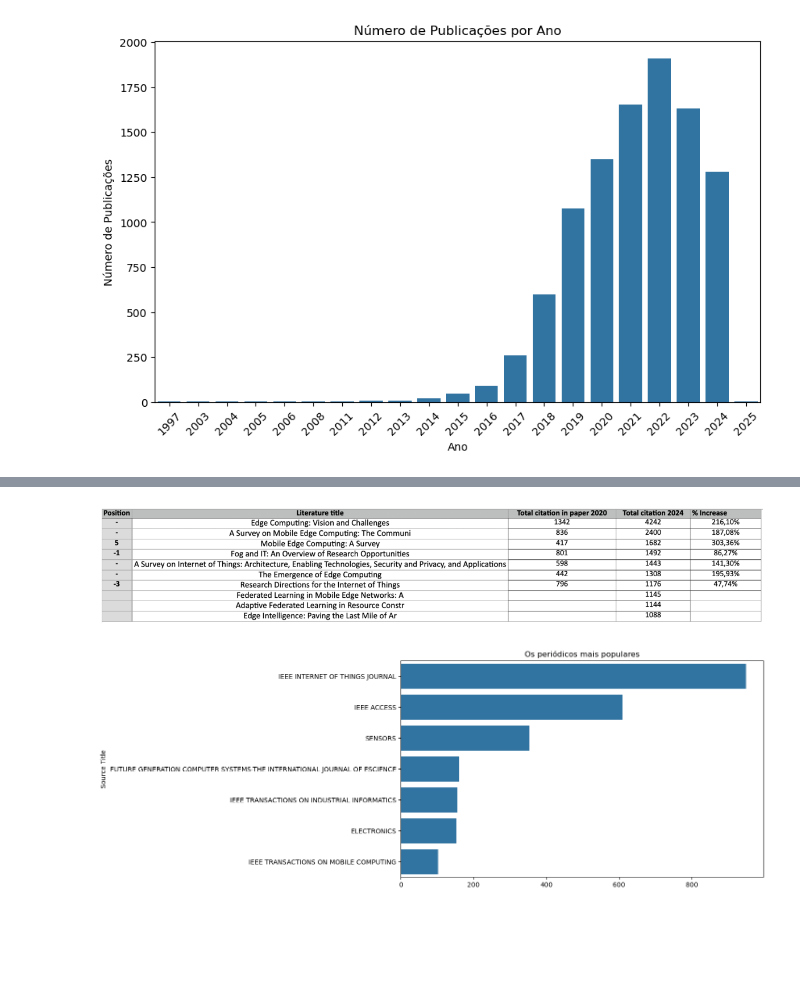
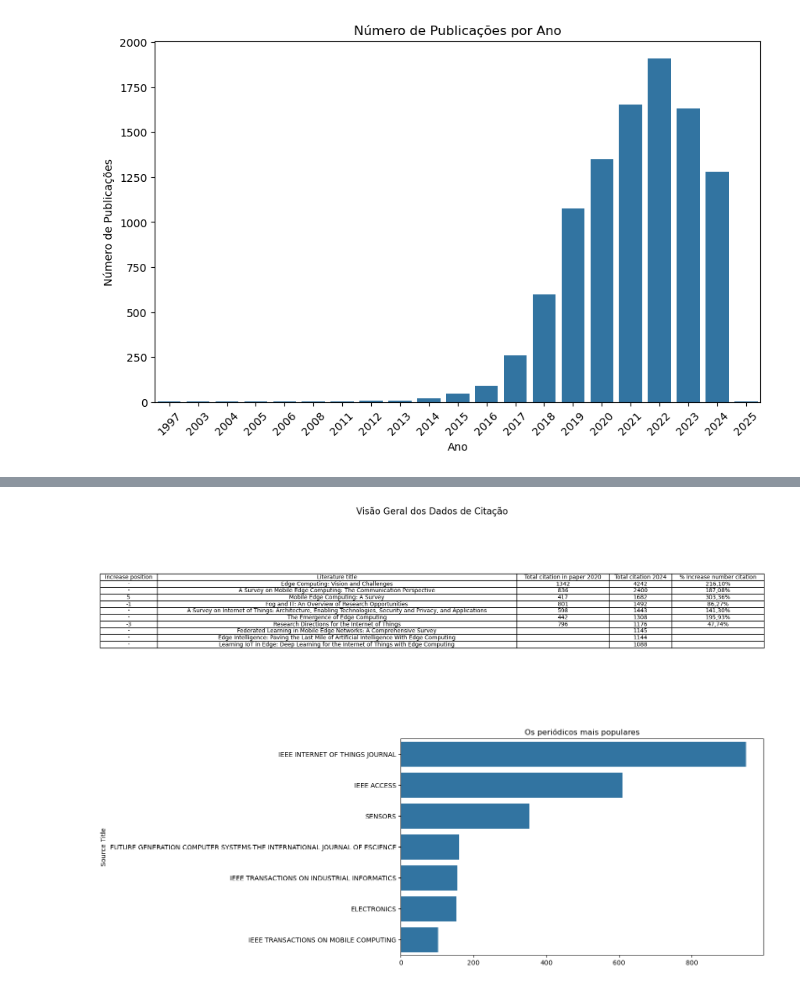
Before and after one commit to fernandoareias/literature-analysis, a Jupyter notebook: Analise.ipynb, the cells around one changed output, grey strips where cells are left out. Cells and saved outputs as stored; diff of their text form; code cells hidden in the pictures; blank space fills up the shorter version.

Commit message:
Updating charts

```diff
--- a/Analise.ipynb
+++ b/Analise.ipynb
@@ -56,13 +56,47 @@ plt.show()
 # %%
-img = mpimg.imread('imgs/the-top-10-most-cited-literatures-2024.png')
+data = {
+    'Increase position': ['-', '-', 5, -1, '-', '-', -3, '-', '-', '-'],
+    'Literature title': [
+        'Edge Computing: Vision and Challenges',
+        'A Survey on Mobile Edge Computing: The Communication Perspective',
+        'Mobile Edge Computing: A Survey',
+        'Fog and IT: An Overview of Research Opportunities',
+        'A Survey on Internet of Things: Architecture, Enabling Technologies, Security and Privacy, and Applications',
+        'The Emergence of Edge Computing',
+        'Research Directions for the Internet of Things',
+        'Federated Learning in Mobile Edge Networks: A Comprehensive Survey',
+        'Edge Intelligence: Paving the Last Mile of Artificial Intelligence With Edge Computing',
+        'Learning IoT in Edge: Deep Learning for the Internet of Things with Edge Computing'
+    ],
+    'Total citation in paper 2020': [1342, 836, 417, 801, 598, 442, 796, None, None, None],
+    'Total citation 2024': [4242, 2400, 1682, 1492, 1443, 1308, 1176, 1145, 1144, 1088],
+    '% Increase number citation': ['216,10%', '187,08%', '303,36%', '86,27%', '141,30%', '195,93%', '47,74%', None, None, None]
+}
 
-plt.figure(figsize=(15, 8))
+tmp_table = pd.DataFrame(data)
 
-plt.imshow(img)
-plt.axis('off')
+tmp_table['Total citation in paper 2020'] = tmp_table['Total citation in paper 2020'].fillna('').apply(lambda x: f'{int(x)}' if x != '' else '')
+tmp_table['Total citation 2024'] = tmp_table['Total citation 2024'].astype(int).astype(str)
+
+fig, ax = plt.subplots(figsize=(12, 6))
+ax.axis('tight')
+ax.axis('off')
+
+the_table = ax.table(cellText=tmp_table.values, colLabels=tmp_table.columns, cellLoc='center', loc='center')
+
+the_table.auto_set_font_size(False)
+the_table.set_fontsize(10)
+
+for i, column in enumerate(tmp_table.columns):
+    max_length = max(tmp_table[column].astype(str).map(len).max(), len(column))
+    the_table.auto_set_column_width([i])
+    the_table[i, 0].set_width(max_length * 0.015)
+
+plt.title('Visão Geral dos Dados de Citação', fontsize=16)
+
 plt.show()
 # %% [output]
-[figure, old version]
+[figure, new version]
 # %%
 # 2. Os periódicos mais populares
 
```
Also changed, not shown: parts of 5 cells of this notebook.
